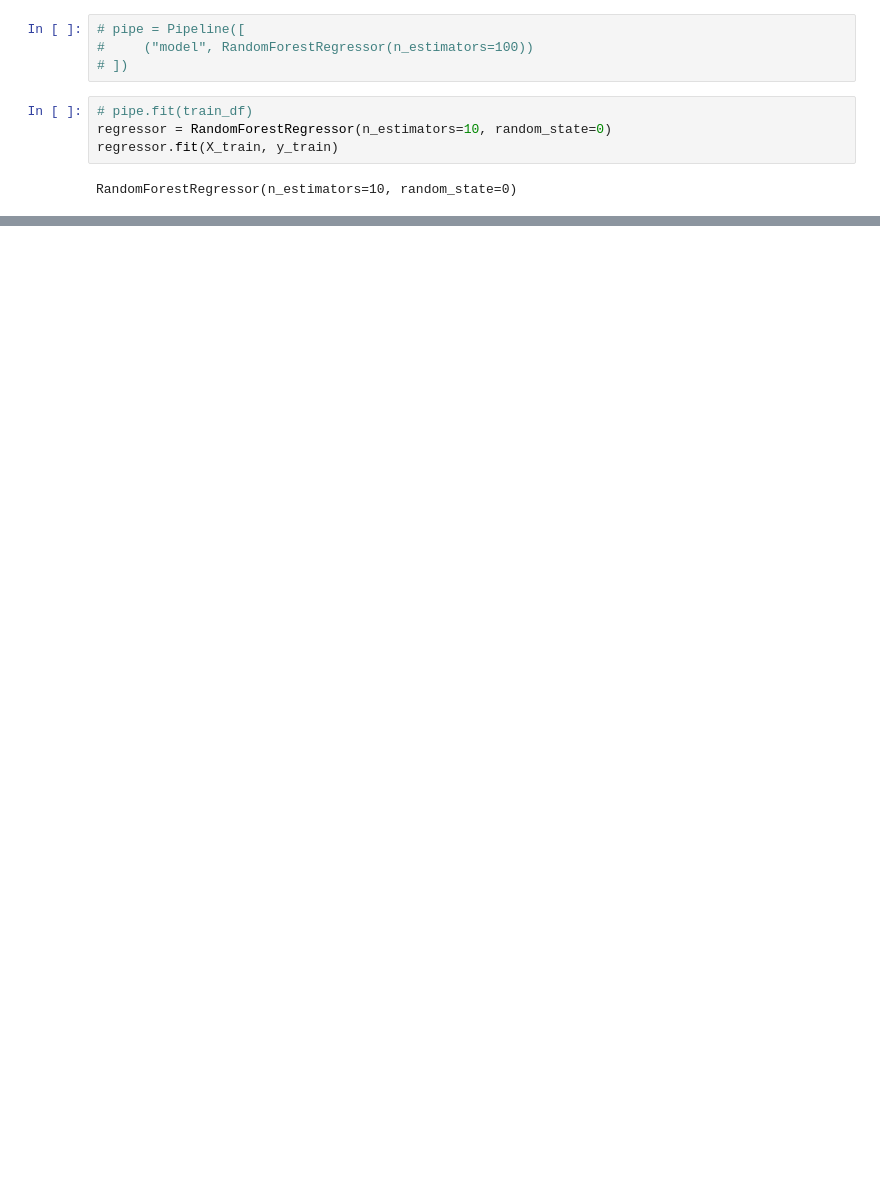
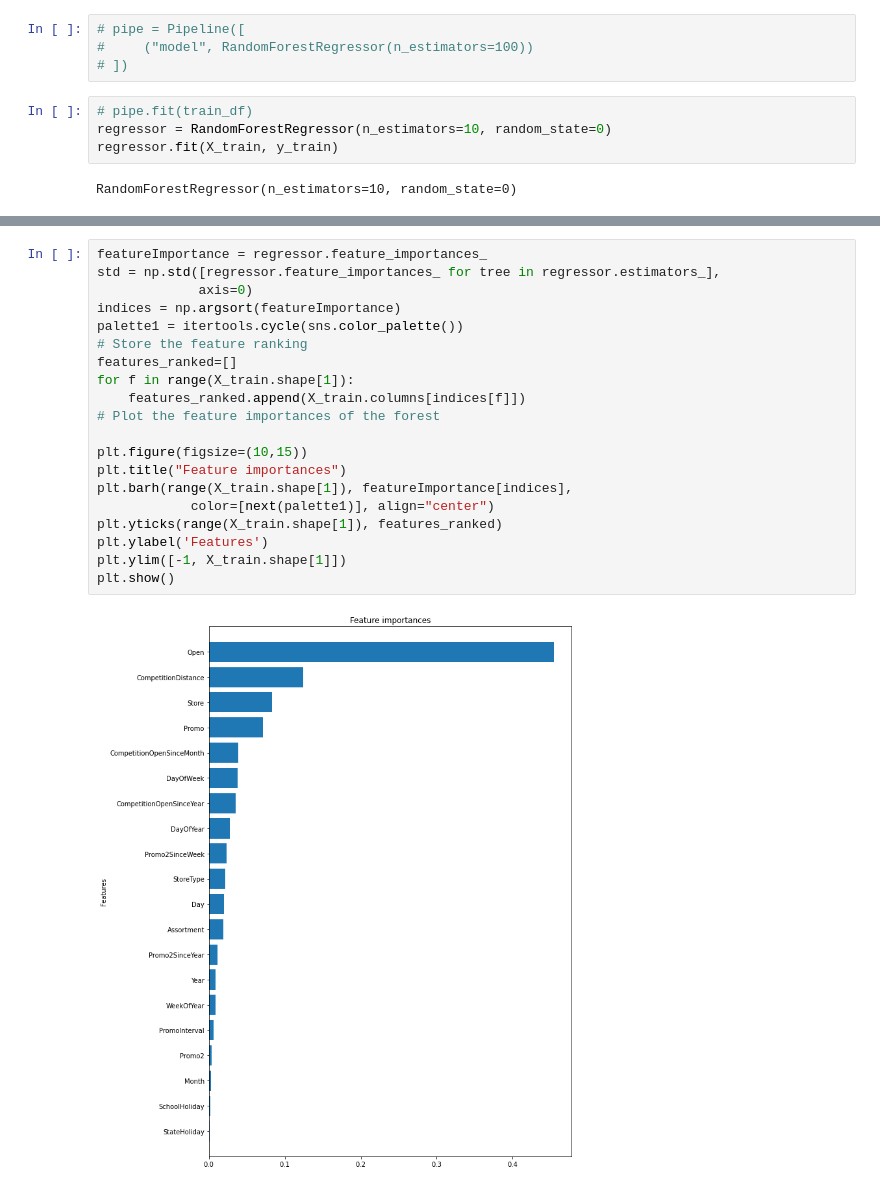
Before and after one commit to andyalex234/sales_forecasting, a Jupyter notebook: notebooks/forecast_ml.ipynb, the cells around one changed output, grey strips where cells are left out. Drawn from its saved outputs; the diff is of its cells as text; blank space fills up the shorter version.

```diff
--- a/notebooks/forecast_ml.ipynb
+++ b/notebooks/forecast_ml.ipynb
@@ -54,0 +83,22 @@ array([-1.49972273, -0.06333085, -0.37580453, ...,  0.49018653,
+# %%
+featureImportance = regressor.feature_importances_
+std = np.std([regressor.feature_importances_ for tree in regressor.estimators_],
+             axis=0)
+indices = np.argsort(featureImportance)
+palette1 = itertools.cycle(sns.color_palette())
+# Store the feature ranking
+features_ranked=[]
+for f in range(X_train.shape[1]):
+    features_ranked.append(X_train.columns[indices[f]])
+# Plot the feature importances of the forest
+
+plt.figure(figsize=(10,15))
+plt.title("Feature importances")
+plt.barh(range(X_train.shape[1]), featureImportance[indices],
+            color=[next(palette1)], align="center")
+plt.yticks(range(X_train.shape[1]), features_ranked)
+plt.ylabel('Features')
+plt.ylim([-1, X_train.shape[1]])
+plt.show()
+# %% [output]
+[figure, added]
```
Also changed, not shown: parts of 14 cells of this notebook, 2 other files.
